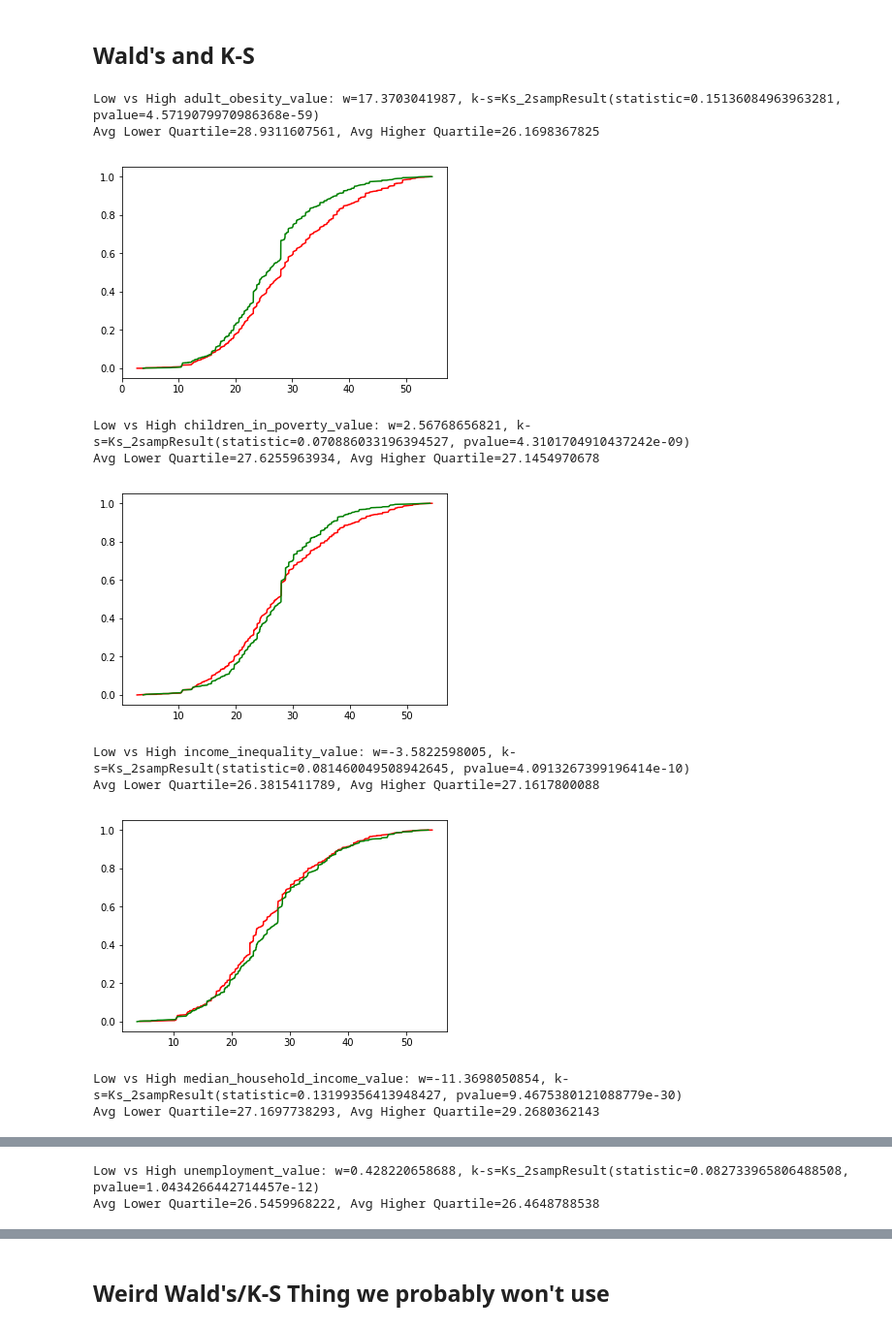
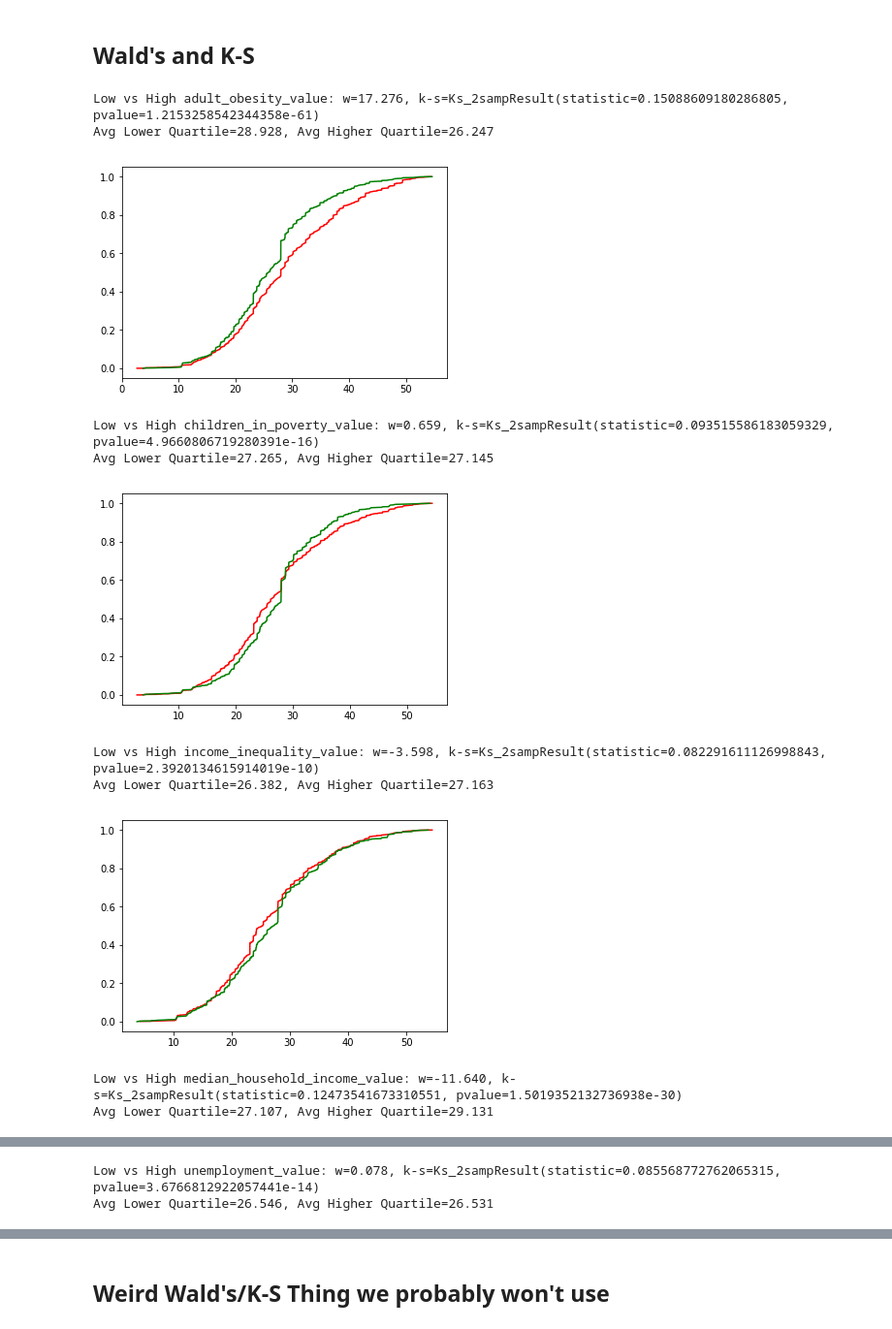
Before and after one commit to iopoi/iowa_state_employee_analysis-, a Jupyter notebook: dataset_explore-Residence.ipynb, the cells around one changed output, grey strips where cells are left out. Shown at 97% size. Cells and saved outputs as stored; diff of their text form; code cells hidden in the pictures.

```diff
--- a/dataset_explore-Residence.ipynb
+++ b/dataset_explore-Residence.ipynb
@@ -428,54 +428,52 @@ attributes = [
   'percent_graduate_or_professional_degree',
   'percent_some_college',
   'percent_less_than_9th_grade',
   'percent_associates_degree',
   'percent_bachelors_degree_or_higher',
   'percent_high_school_graduate',
 ]
 
 cutOnPop = False
 quartiles = [.25,.75]
 
 for a in attributes:
     usefulData = usefulData[usefulData[a].notnull()]
     if cutOnPop:
         firstQuartile = usefulData.quantile(quartiles[0])[a]
         thirdQuartile = usefulData.quantile(quartiles[1])[a]
         pop1 = usefulData[usefulData[a] < firstQuartile]
-        pop2 = usefulData[usefulData[a] > thirdQuartile]
+        pop2 = usefulData[usefulData[a] >= thirdQuartile]
     else:
-        firstQuartile = residenceData.quantile(quartiles[0])[a]
-        thirdQuartile = residenceData.quantile(quartiles[1])[a]
-        res1 = residenceData[residenceData[a] < firstQuartile]['Place of Residence']
-        res2 = residenceData[residenceData[a] > thirdQuartile]['Place of Residence']
+        usefulResData = usefulData.drop_duplicates(subset='Place of Residence')
+        firstQuartile = usefulResData.quantile(quartiles[0])[a]
+        thirdQuartile = usefulResData.quantile(quartiles[1])[a]
+        res1 = usefulResData[usefulResData[a] < firstQuartile]['Place of Residence']
+        res2 = usefulResData[usefulResData[a] >= thirdQuartile]['Place of Residence']
         pop1 = usefulData[usefulData['Place of Residence'].isin(res1)]
         pop2 = usefulData[usefulData['Place of Residence'].isin(res2)]
 
-    if len(pop1) == 0 or len(pop2) == 0:
-        continue
-
     w, p_value = WaldsTest(pop1[predictor], pop2[predictor])
     k_stat = stats.ks_2samp(pop1[predictor], pop2[predictor])
-    print("Low vs High {0}: w={1}, k-s={2}".format(a, w, k_stat))
-    print("Avg Lower Quartile={0}, Avg Higher Quartile={1}".format(pop1[predictor].mean(), pop2[predictor].mean()))
+    print("Low vs High {0}: w={1:.3f}, k-s={2}".format(a, w, k_stat))
+    print("Avg Lower Quartile={0:.3f}, Avg Higher Quartile={1:.3f}".format(pop1[predictor].mean(), pop2[predictor].mean()))
 
     plt.plot(pop1[predictor].value_counts().sort_index().apply((lambda x: x/float(len(pop1)))).cumsum(), color="red")
     plt.plot(pop2[predictor].value_counts().sort_index().apply((lambda x: x/float(len(pop2)))).cumsum(), color="green")
 
     plt.show()
 # %% [output]
-Low vs High adult_obesity_value: w=17.3703041987, k-s=Ks_2sampResult(statistic=0.15136084963963281, pvalue=4.5719079970986368e-59)
-Avg Lower Quartile=28.9311607561, Avg Higher Quartile=26.1698367825
+Low vs High adult_obesity_value: w=17.276, k-s=Ks_2sampResult(statistic=0.15088609180286805, pvalue=1.2153258542344358e-61)
+Avg Lower Quartile=28.928, Avg Higher Quartile=26.247
 [figure]
-Low vs High children_in_poverty_value: w=2.56768656821, k-s=Ks_2sampResult(statistic=0.070886033196394527, pvalue=4.3101704910437242e-09)
-Avg Lower Quartile=27.6255963934, Avg Higher Quartile=27.1454970678
+Low vs High children_in_poverty_value: w=0.659, k-s=Ks_2sampResult(statistic=0.093515586183059329, pvalue=4.9660806719280391e-16)
+Avg Lower Quartile=27.265, Avg Higher Quartile=27.145
-[figure, old version]
+[figure, new version]
-Low vs High income_inequality_value: w=-3.5822598005, k-s=Ks_2sampResult(statistic=0.081460049508942645, pvalue=4.0913267399196414e-10)
-Avg Lower Quartile=26.3815411789, Avg Higher Quartile=27.1617800088
+Low vs High income_inequality_value: w=-3.598, k-s=Ks_2sampResult(statistic=0.082291611126998843, pvalue=2.3920134615914019e-10)
+Avg Lower Quartile=26.382, Avg Higher Quartile=27.163
 [figure]
-Low vs High median_household_income_value: w=-11.3698050854, k-s=Ks_2sampResult(statistic=0.13199356413948427, pvalue=9.4675380121088779e-30)
-Avg Lower Quartile=27.1697738293, Avg Higher Quartile=29.2680362143
+Low vs High median_household_income_value: w=-11.640, k-s=Ks_2sampResult(statistic=0.12473541673310551, pvalue=1.5019352132736938e-30)
+Avg Lower Quartile=27.107, Avg Higher Quartile=29.131
 [figure]
-Low vs High unemployment_value: w=0.428220658688, k-s=Ks_2sampResult(statistic=0.082733965806488508, pvalue=1.0434266442714457e-12)
-Avg Lower Quartile=26.5459968222, Avg Higher Quartile=26.4648788538
+Low vs High unemployment_value: w=0.078, k-s=Ks_2sampResult(statistic=0.085568772762065315, pvalue=3.6766812922057441e-14)
+Avg Lower Quartile=26.546, Avg Higher Quartile=26.531
 [figure]
```
Also changed, not shown: parts of 3 cells of this notebook.
